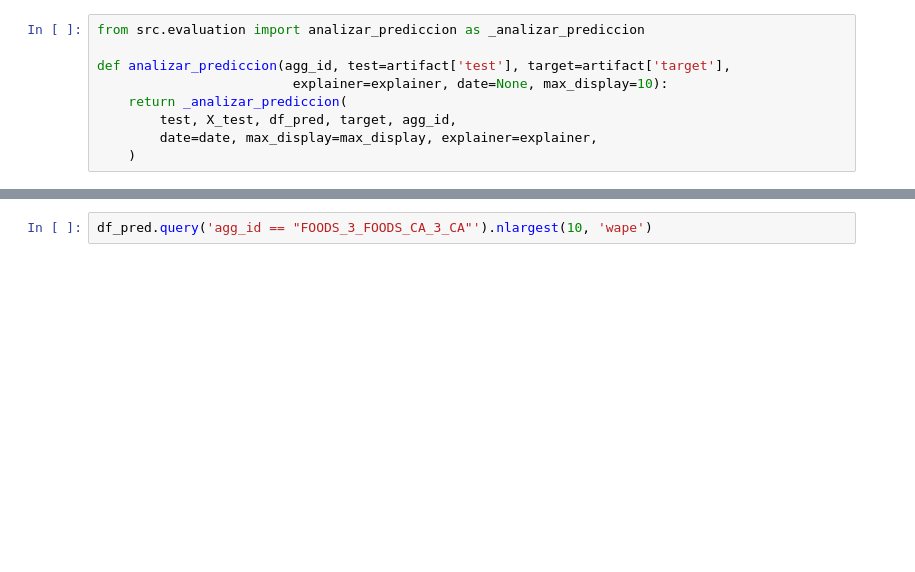
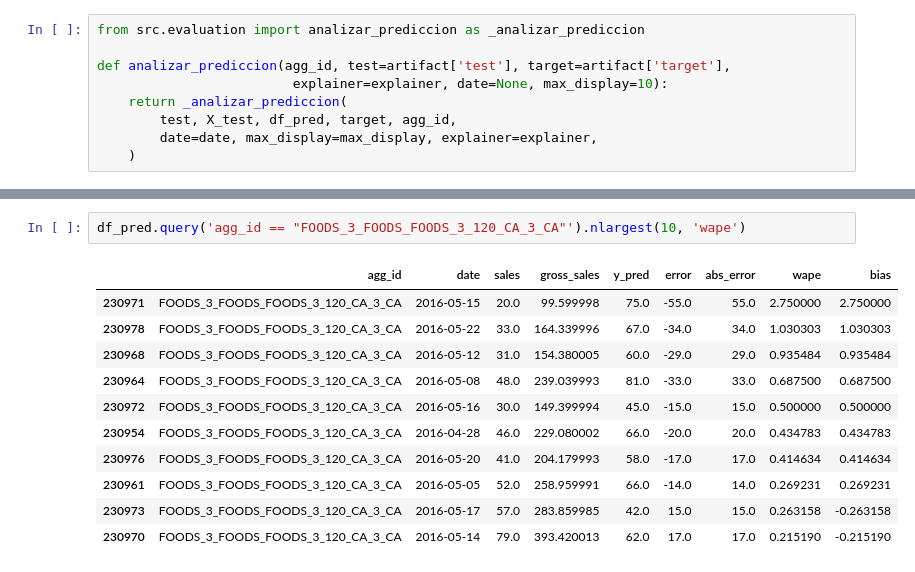
Before and after one commit to njimenez94/forecast-tfm, a Jupyter notebook: notebooks/03_predictions.ipynb, the cells around one changed output, grey strips where cells are left out. Saved outputs shown, nothing was run; the diff lists cells and outputs as text; blank space fills up the shorter version.

```diff
--- a/notebooks/03_predictions.ipynb
+++ b/notebooks/03_predictions.ipynb
@@ -106,3 +154,15 @@ df_metrics.head(10)
 # %%
-df_pred.query('agg_id == "FOODS_3_FOODS_CA_3_CA"').nlargest(10, 'wape')
+df_pred.query('agg_id == "FOODS_3_FOODS_FOODS_3_120_CA_3_CA"').nlargest(10, 'wape')
+# %% [output]
+|  | agg_id | date | sales | gross_sales | y_pred | error | abs_error | wape | bias |
+| 230971 | FOODS_3_FOODS_FOODS_3_120_CA_3_CA | 2016-05-15 | 20.0 | 99.599998 | 75.0 | -55.0 | 55.0 | 2.750000 | 2.750000 |
+| 230978 | FOODS_3_FOODS_FOODS_3_120_CA_3_CA | 2016-05-22 | 33.0 | 164.339996 | 67.0 | -34.0 | 34.0 | 1.030303 | 1.030303 |
+| 230968 | FOODS_3_FOODS_FOODS_3_120_CA_3_CA | 2016-05-12 | 31.0 | 154.380005 | 60.0 | -29.0 | 29.0 | 0.935484 | 0.935484 |
+| 230964 | FOODS_3_FOODS_FOODS_3_120_CA_3_CA | 2016-05-08 | 48.0 | 239.039993 | 81.0 | -33.0 | 33.0 | 0.687500 | 0.687500 |
+| 230972 | FOODS_3_FOODS_FOODS_3_120_CA_3_CA | 2016-05-16 | 30.0 | 149.399994 | 45.0 | -15.0 | 15.0 | 0.500000 | 0.500000 |
+| 230954 | FOODS_3_FOODS_FOODS_3_120_CA_3_CA | 2016-04-28 | 46.0 | 229.080002 | 66.0 | -20.0 | 20.0 | 0.434783 | 0.434783 |
+| 230976 | FOODS_3_FOODS_FOODS_3_120_CA_3_CA | 2016-05-20 | 41.0 | 204.179993 | 58.0 | -17.0 | 17.0 | 0.414634 | 0.414634 |
+| 230961 | FOODS_3_FOODS_FOODS_3_120_CA_3_CA | 2016-05-05 | 52.0 | 258.959991 | 66.0 | -14.0 | 14.0 | 0.269231 | 0.269231 |
+| 230973 | FOODS_3_FOODS_FOODS_3_120_CA_3_CA | 2016-05-17 | 57.0 | 283.859985 | 42.0 | 15.0 | 15.0 | 0.263158 | -0.263158 |
+| 230970 | FOODS_3_FOODS_FOODS_3_120_CA_3_CA | 2016-05-14 | 79.0 | 393.420013 | 62.0 | 17.0 | 17.0 | 0.215190 | -0.215190 |
 # %%
```
Also changed, not shown: parts of 11 cells of this notebook, 2 other files.
